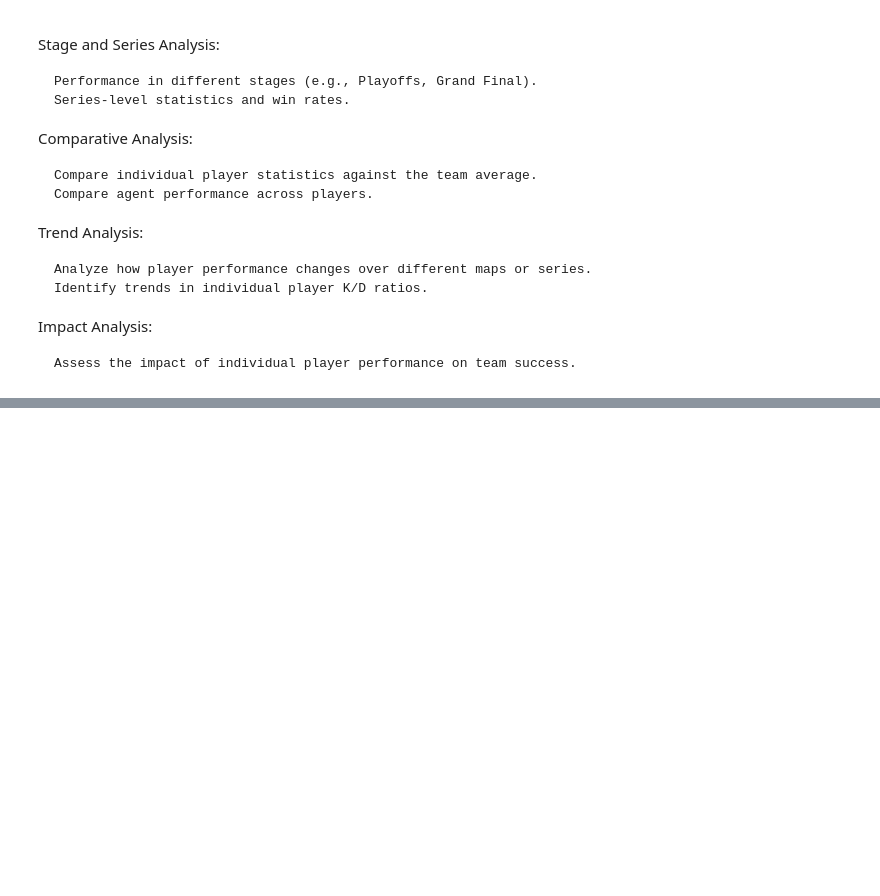
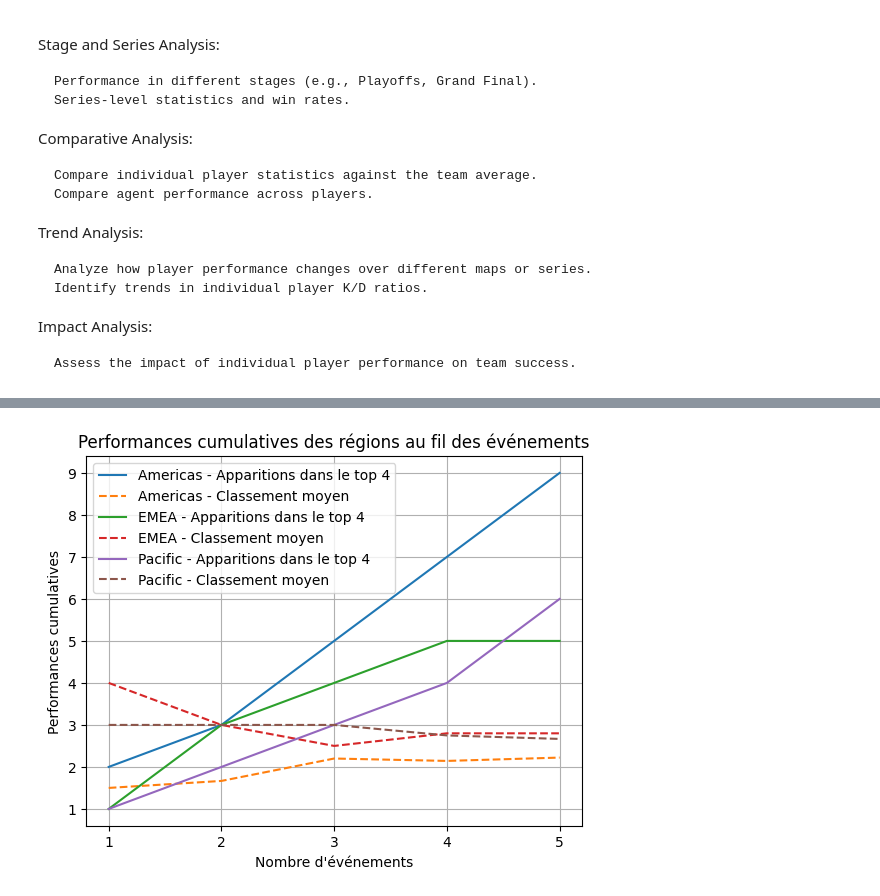
Before and after one commit to mariusBRM/M8_Valorant, a Jupyter notebook: exploration.ipynb, the cells around one changed output, grey strips where cells are left out. Drawn from its saved outputs; the diff is of its cells as text; code cells hidden in the pictures; blank space fills up the shorter version.

```diff
--- a/exploration.ipynb
+++ b/exploration.ipynb
@@ -245,0 +159,61 @@ df_rating['2K'].mean()
+# %%
+import matplotlib.pyplot as plt
+
+# Listes des classements pour chaque événement
+classements = {
+    "reyk2021": ['Americas','EMEA','Pacific','EMEA'],
+    "BerlinM2021": ['EMEA','Americas','Americas','EMEA'],
+    "BerlinC2021": ['EMEA','EMEA','EMEA','Americas'],
+    "reyk2022": ['Americas','Americas','Pacific','Pacific'],
+    "Cop2022": ['EMEA','Pacific','Americas','EMEA'],
+    "Istanbul2022": ['Americas','Americas','Pacific','EMEA'],
+    "LockIn2023": ['EMEA','Americas','Pacific','EMEA'],
+    "Tokyo2023": ['EMEA','Americas','Pacific','Americas'],
+    "Champs2023": ['Americas','Pacific','Americas','EMEA'],
+    "Madrid2024": ['Americas','Pacific','Pacific','Americas']
+}
+
+# Listes des classements pour chaque événement
+classements_recent = {
+    "Istanbul2022": ['Americas','Americas','Pacific','EMEA'],
+    "LockIn2023": ['EMEA','Americas','Pacific','EMEA'],
+    "Tokyo2023": ['EMEA','Americas','Pacific','Americas'],
+    "Champs2023": ['Americas','Pacific','Americas','EMEA'],
+    "Madrid2024": ['Americas','Pacific','Pacific','Americas']
+}
+
+# Initialisation des comptEMEArs cumulatifs pour chaque région
+performances_cumulatives = {"Americas": {"apparitions": 0, "classement_total": 0},
+                            "EMEA": {"apparitions": 0, "classement_total": 0},
+                            "Pacific": {"apparitions": 0, "classement_total": 0}}
+
+# Liste pour stocker les performances cumulatives à chaque événement
+performances_cumulatives_list = []
+
+# Calcul des performances cumulatives pour chaque événement
+for event in classements_recent.values():
+    for i, region in enumerate(event):
+        performances_cumulatives[region]["apparitions"] += 1
+        performances_cumulatives[region]["classement_total"] += i + 1
+
+    # Ajouter les performances cumulatives actuelles à la liste
+    performances_cumulatives_list.append({region: data.copy() for region, data in performances_cumulatives.items()})
+
+# Création du plot
+x = range(1, len(performances_cumulatives_list) + 1)
+
+for region in performances_cumulatives_list[0]:
+    apparitions = [data[region]["apparitions"] for data in performances_cumulatives_list]
+    classement_moyen = [(data[region]["classement_total"] / data[region]["apparitions"]) if data[region]["apparitions"] > 0 else 0 for data in performances_cumulatives_list]
+    plt.plot(x, apparitions, label=f"{region} - Apparitions dans le top 4")
+    plt.plot(x, classement_moyen, linestyle='--', label=f"{region} - Classement moyen")
+
+plt.xlabel('Nombre d\'événements')
+plt.ylabel('Performances cumulatives')
+plt.title('Performances cumulatives des régions au fil des événements')
+plt.legend()
+plt.xticks(x)
+plt.grid(True)
+plt.show()
+# %% [output]
+[figure, added]
```
Also changed, not shown: parts of 20 cells of this notebook, 18 other files.
